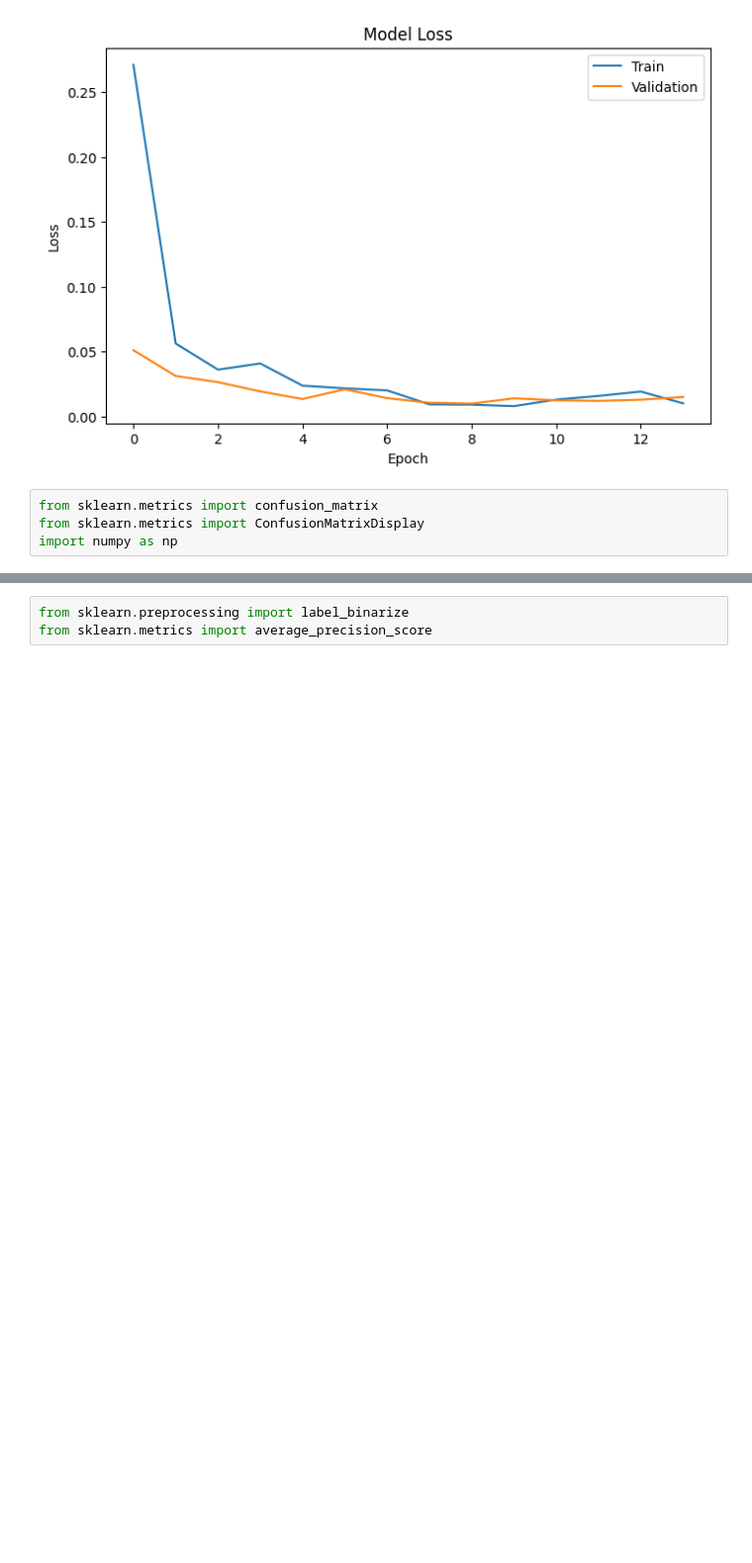
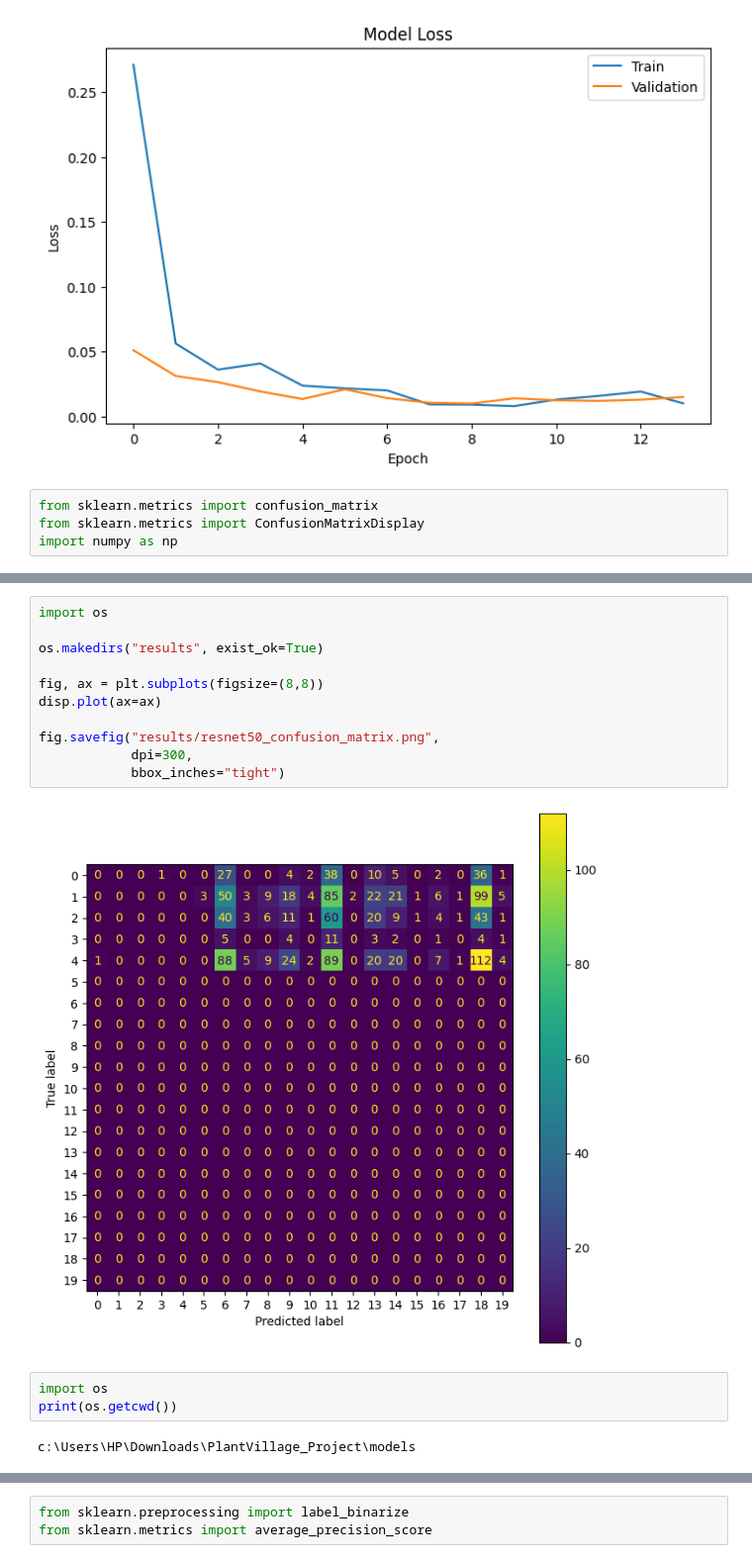
Before and after one commit to kumar1417/PlantVillage_Project, a Jupyter notebook: models/2_resnet50.ipynb, the cells around one changed output, grey strips where cells are left out. Shown at 99% size. Drawn from its saved outputs; the diff is of its cells as text; blank space fills up the shorter version.

```diff
--- a/modelling/2_resnet50.ipynb
+++ b/models/2_resnet50.ipynb
@@ -304,0 +308,18 @@ ValueError: The number of FixedLocator locations (5), usually from a call to set
+# %%
+import os
+
+os.makedirs("results", exist_ok=True)
+
+fig, ax = plt.subplots(figsize=(8,8))
+disp.plot(ax=ax)
+
+fig.savefig("results/resnet50_confusion_matrix.png",
+            dpi=300,
+            bbox_inches="tight")
+# %% [output]
+[figure, added]
+# %%
+import os
+print(os.getcwd())
+# %% [output]
+c:\Users\HP\Downloads\PlantVillage_Project\models
```
Also changed, not shown: parts of 19 cells of this notebook, 7 other files.
